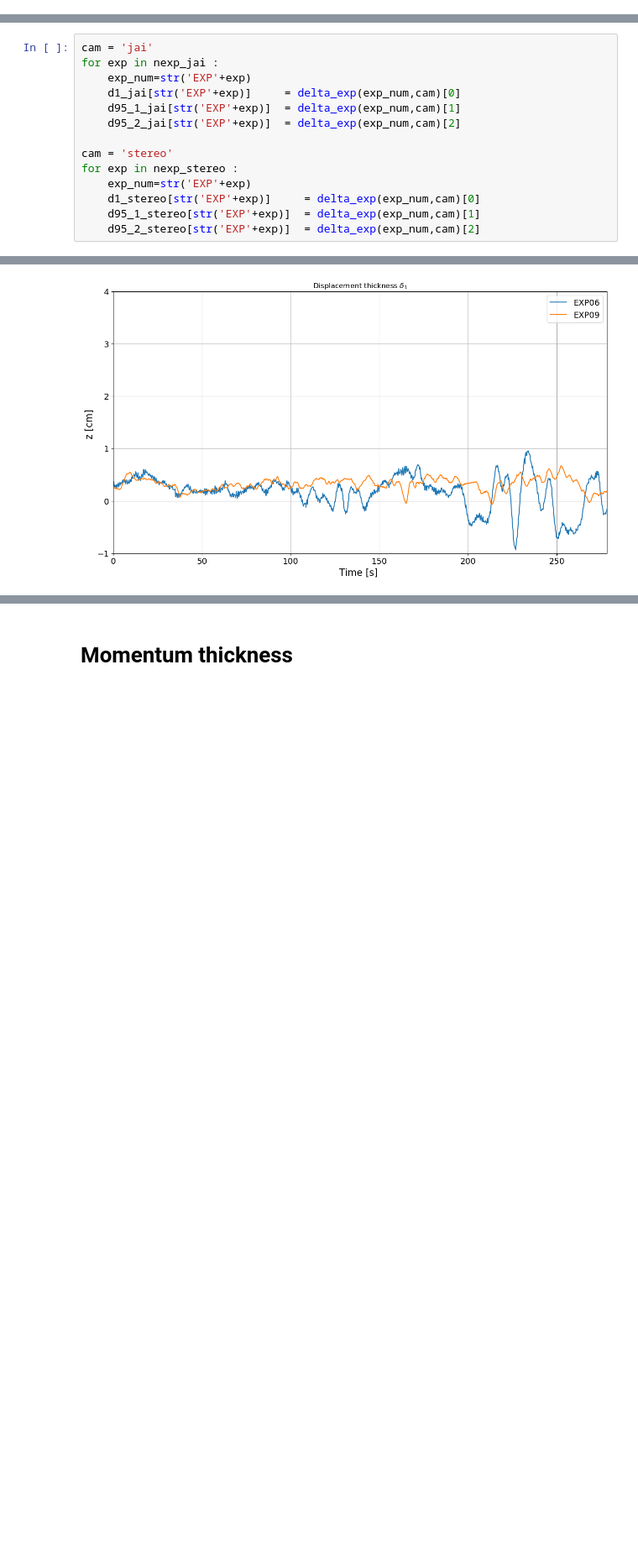
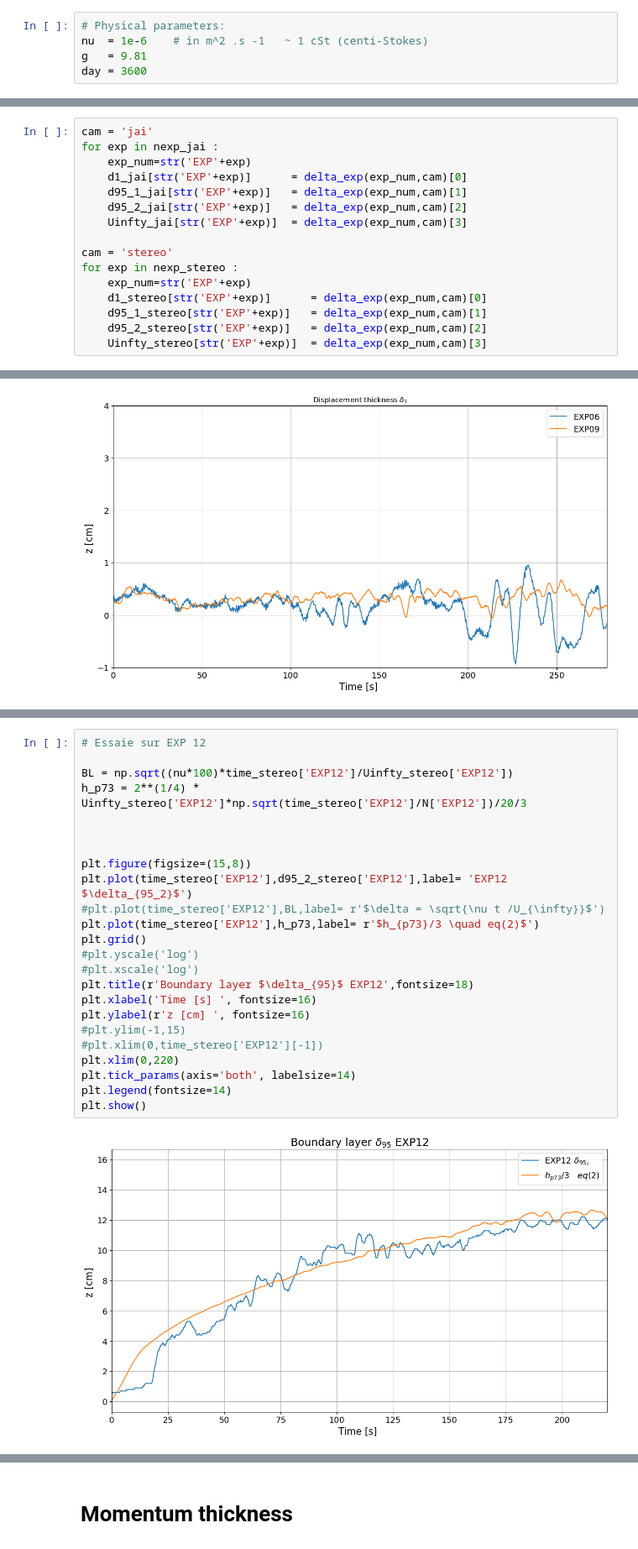
Before and after one commit to Max-Coppin/Entrainment_notebook, a Jupyter notebook: Script_Layer_thickness.ipynb, the cells around one changed output, grey strips where cells are left out. Shown at 84% size. Drawn from its saved outputs; the diff is of its cells as text; blank space fills up the shorter version.

```diff
--- a/Script_Layer_thickness.ipynb
+++ b/Script_Layer_thickness.ipynb
@@ -44,5 +44,10 @@ And finally the impact of the rotational effects on the flow (Turbulent Ekman re
 # %% [markdown]
 The sliding averages is done one a 3 second period to decompose the component due to the mean flow $\overline{u}$ and the turbulent fluctuating part $u'$
+# %%
+# Physical parameters:
+nu  = 1e-6    # in m^2 .s -1   ~ 1 cSt (centi-Stokes)
+g   = 9.81
+day = 3600
 # %%
 # Import all the library:
 
@@ -266,13 +276,15 @@ d1, d95_1,d95_2 = delta_exp(exp_num,cam )
 cam = 'jai'
 for exp in nexp_jai :
     exp_num=str('EXP'+exp)
-    d1_jai[str('EXP'+exp)]     = delta_exp(exp_num,cam)[0]
-    d95_1_jai[str('EXP'+exp)]  = delta_exp(exp_num,cam)[1]
-    d95_2_jai[str('EXP'+exp)]  = delta_exp(exp_num,cam)[2]
+    d1_jai[str('EXP'+exp)]      = delta_exp(exp_num,cam)[0]
+    d95_1_jai[str('EXP'+exp)]   = delta_exp(exp_num,cam)[1]
+    d95_2_jai[str('EXP'+exp)]   = delta_exp(exp_num,cam)[2]
+    Uinfty_jai[str('EXP'+exp)]  = delta_exp(exp_num,cam)[3]
 
 cam = 'stereo'
 for exp in nexp_stereo :
     exp_num=str('EXP'+exp)
-    d1_stereo[str('EXP'+exp)]     = delta_exp(exp_num,cam)[0]
-    d95_1_stereo[str('EXP'+exp)]  = delta_exp(exp_num,cam)[1]
-    d95_2_stereo[str('EXP'+exp)]  = delta_exp(exp_num,cam)[2]
+    d1_stereo[str('EXP'+exp)]      = delta_exp(exp_num,cam)[0]
+    d95_1_stereo[str('EXP'+exp)]   = delta_exp(exp_num,cam)[1]
+    d95_2_stereo[str('EXP'+exp)]   = delta_exp(exp_num,cam)[2]
+    Uinfty_stereo[str('EXP'+exp)]  = delta_exp(exp_num,cam)[3]
@@ -337,0 +361,26 @@ plt.show()
+# %%
+# Essaie sur EXP 12
+
+BL = np.sqrt((nu*100)*time_stereo['EXP12']/Uinfty_stereo['EXP12'])
+h_p73 = 2**(1/4) * Uinfty_stereo['EXP12']*np.sqrt(time_stereo['EXP12']/N['EXP12'])/20/3
+
+
+
+plt.figure(figsize=(15,8))
+plt.plot(time_stereo['EXP12'],d95_2_stereo['EXP12'],label= 'EXP12 $\delta_{95_2}$')
+#plt.plot(time_stereo['EXP12'],BL,label= r'$\delta = \sqrt{\nu t /U_{\infty}}$')
+plt.plot(time_stereo['EXP12'],h_p73,label= r'$h_{p73}/3 \quad eq(2)$')
+plt.grid()
+#plt.yscale('log')
+#plt.xscale('log')
+plt.title(r'Boundary layer $\delta_{95}$ EXP12',fontsize=18)
+plt.xlabel('Time [s] ', fontsize=16)
+plt.ylabel(r'z [cm] ', fontsize=16)
+#plt.ylim(-1,15)
+#plt.xlim(0,time_stereo['EXP12'][-1])
+plt.xlim(0,220)
+plt.tick_params(axis='both', labelsize=14)
+plt.legend(fontsize=14)
+plt.show()
+# %% [output]
+[figure, new version]
```
Also changed, not shown: parts of 22 cells of this notebook, 2 other files.
